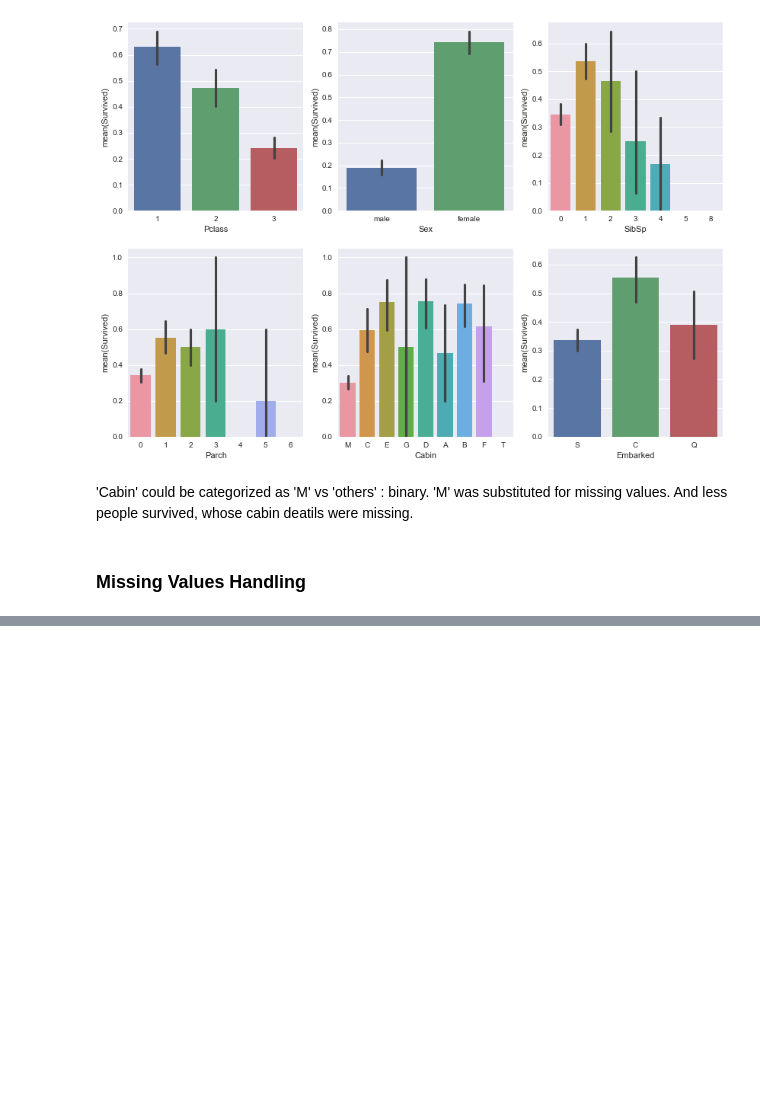
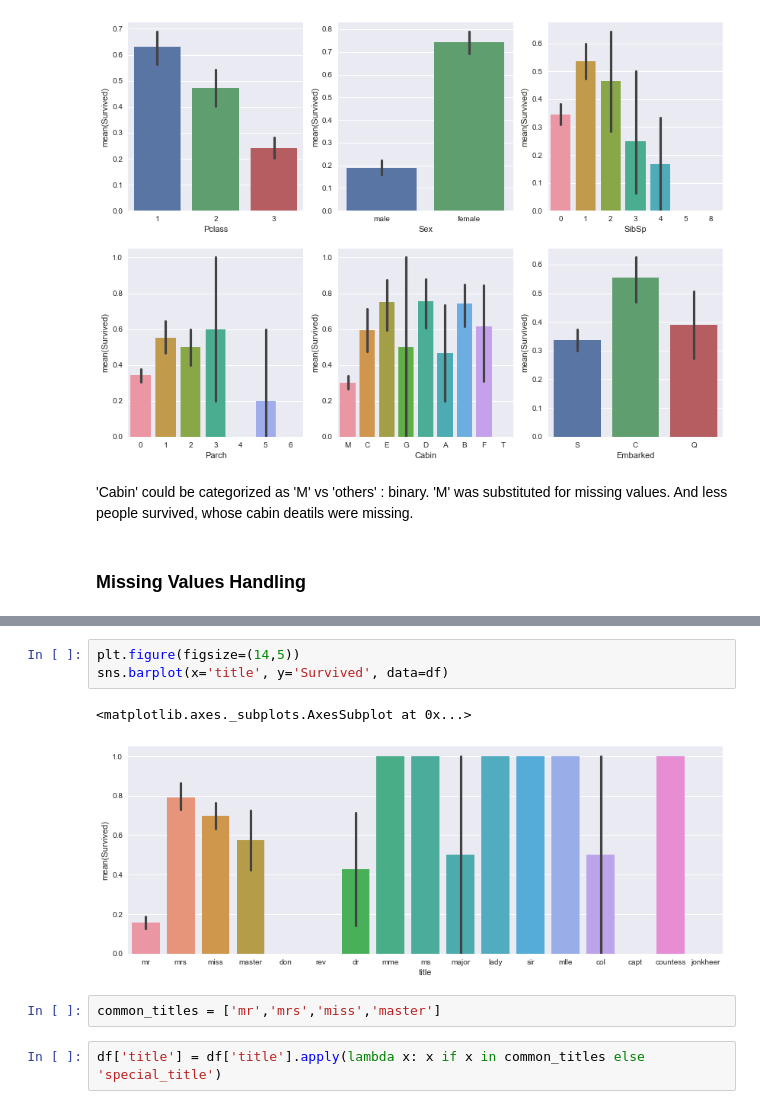
Before and after one commit to indianmoody/data-science-portfolio, a Jupyter notebook: mini_projects/titanic3/titanic_analysis.ipynb, the cells around one changed output, grey strips where cells are left out. Cells and saved outputs as stored; diff of their text form; blank space fills up the shorter version.

```diff
--- a/mini_projects/titanic3/titanic_analysis.ipynb
+++ b/mini_projects/titanic3/titanic_analysis.ipynb
@@ -215,0 +275,10 @@ for i in range(1,7):
+# %%
+plt.figure(figsize=(14,5))
+sns.barplot(x='title', y='Survived', data=df)
+# %% [output]
+<matplotlib.axes._subplots.AxesSubplot at 0x...>
+[figure, added]
+# %%
+common_titles = ['mr','mrs','miss','master']
+# %%
+df['title'] = df['title'].apply(lambda x: x if x in common_titles else 'special_title')
```
Also changed, not shown: parts of 36 cells of this notebook.
